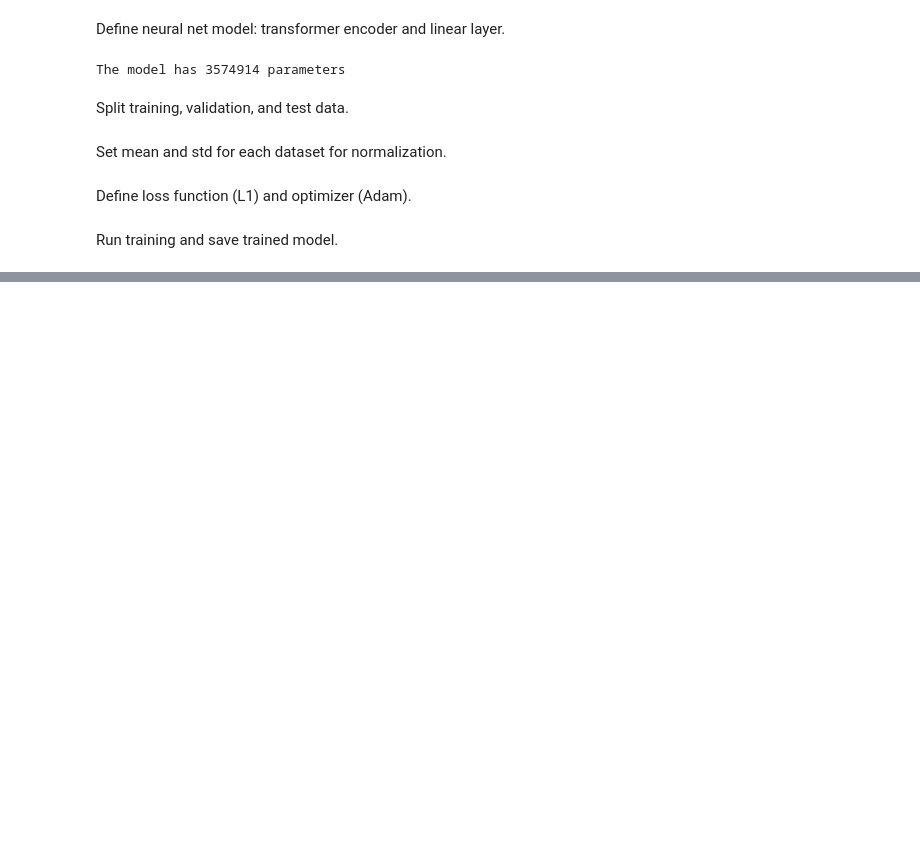
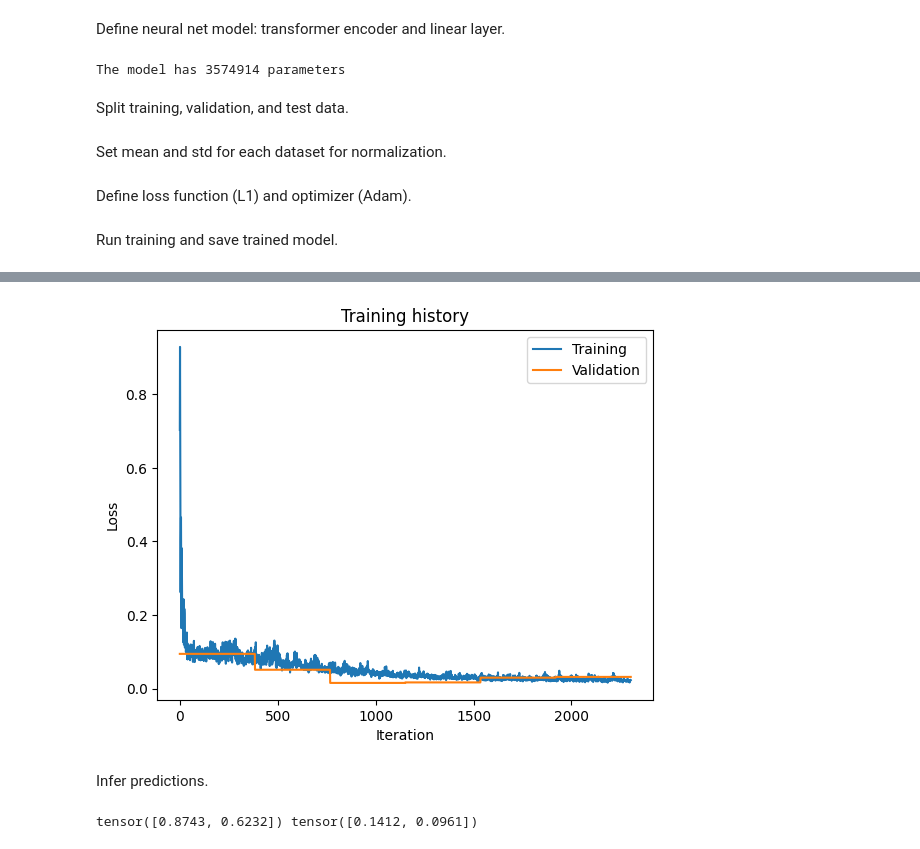
Before and after one commit to paulbuiqg/transformer_forecaster, a Jupyter notebook: demo.ipynb, the cells around one changed output, grey strips where cells are left out. Drawn from its saved outputs; the diff is of its cells as text; code cells hidden in the pictures; blank space fills up the shorter version.

```diff
--- a/demo.ipynb
+++ b/demo.ipynb
@@ -364,7 +380,10 @@ model.load_state_dict(checkpoint['best_model_state_dict'])
 # %%
 plt.plot(checkpoint['train_loss_history'], label='Training')
 plt.plot(checkpoint['val_loss_history'], label='Validation')
 plt.xlabel('Iteration')
 plt.ylabel('Loss')
+plt.title('Training history')
 plt.legend()
 plt.show()
+# %% [output]
+[figure, added]
@@ -372,0 +390,9 @@ model.predict(dataloader_test)
+# %% [markdown]
+Infer predictions.
+# %%
+_, y_val_pred = model.predict(dataloader_val)
+y_val_pred = y_val_pred.numpy()
+_, y_test_pred = model.predict(dataloader_test)
+y_test_pred = y_test_pred.numpy()
+# %% [output]
+tensor([0.8743, 0.6232]) tensor([0.1412, 0.0961])
```
Also changed, not shown: parts of 7 cells of this notebook.
